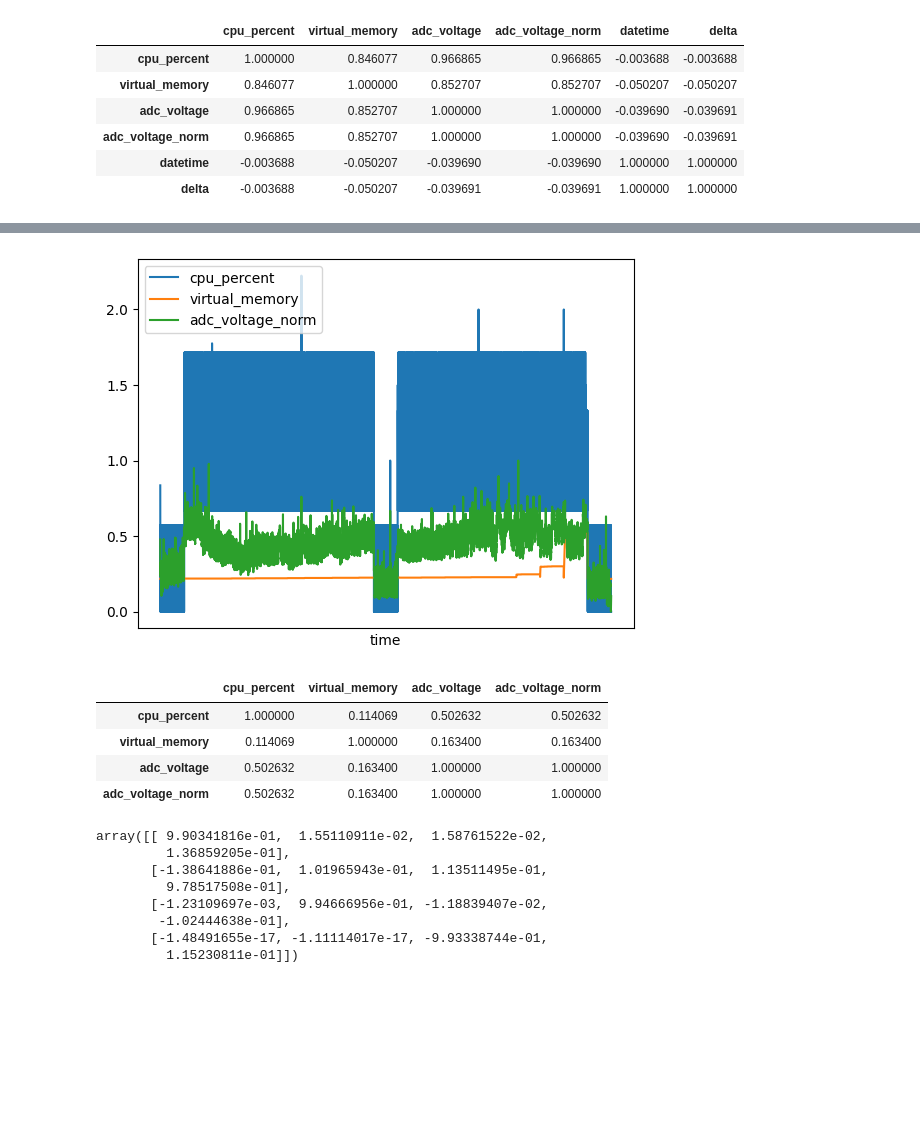
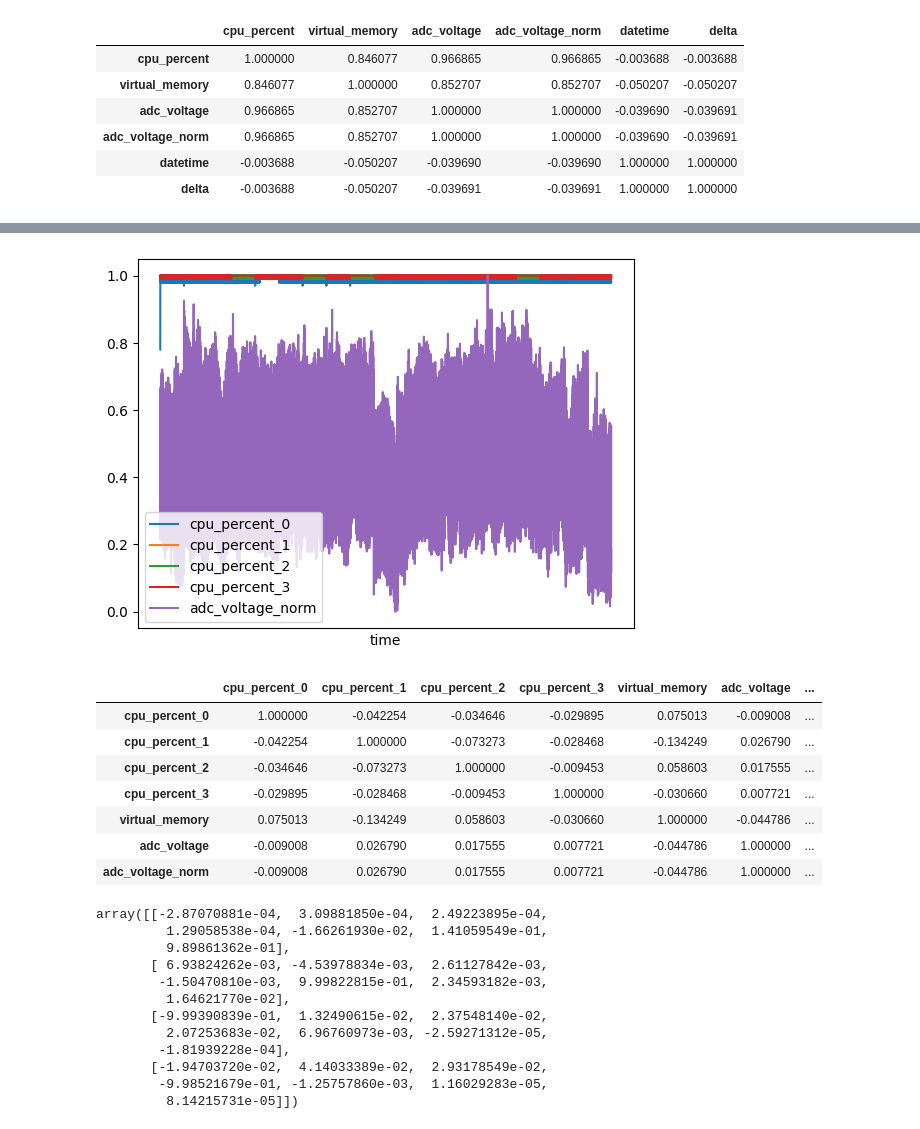
Before and after one commit to radshield/raspi-sel, a Jupyter notebook: analysis/cycles.ipynb, the cells around one changed output, grey strips where cells are left out. Drawn from its saved outputs; the diff is of its cells as text; code cells hidden in the pictures; blank space fills up the shorter version.

```diff
--- a/analysis/cycles.ipynb
+++ b/analysis/cycles.ipynb
@@ -206,7 +206,10 @@ both_df.drop('time', axis=1).corr()
 # %%
 fftw_df = pd.read_csv('../results/fftw.csv')
 
-fftw_df['cpu_percent'] = cpu_scaling(fftw_df['cpu_percent'])
+fftw_df['cpu_percent_0'] = percent_scaling(fftw_df['cpu_percent_0'])
+fftw_df['cpu_percent_1'] = percent_scaling(fftw_df['cpu_percent_1'])
+fftw_df['cpu_percent_2'] = percent_scaling(fftw_df['cpu_percent_2'])
+fftw_df['cpu_percent_3'] = percent_scaling(fftw_df['cpu_percent_3'])
 fftw_df['virtual_memory'] = percent_scaling(fftw_df['virtual_memory'])
 fftw_df['adc_voltage_norm'] = min_max_scaling(fftw_df['adc_voltage'])
 
@@ -228,31 +231,38 @@ fftw_df
 # %%
-fftw_df.plot(x='time', y=['cpu_percent','virtual_memory','adc_voltage_norm'])
+fftw_df.plot(x='time', y=['cpu_percent_0','cpu_percent_1','cpu_percent_2','cpu_percent_3','adc_voltage_norm'])
 plt.tick_params(
     axis='x',          # changes apply to the x-axis
     which='both',      # both major and minor ticks are affected
     bottom=False,      # ticks along the bottom edge are off
     top=False,         # ticks along the top edge are off
     labelbottom=False)
 # %% [output]
-[figure, old version]
+[figure, new version]
 # %%
 fftw_df.drop('time', axis=1).corr()
 # %% [output]
-|  | cpu_percent | virtual_memory | adc_voltage | adc_voltage_norm |
-| cpu_percent | 1.000000 | 0.114069 | 0.502632 | 0.502632 |
-| virtual_memory | 0.114069 | 1.000000 | 0.163400 | 0.163400 |
-| adc_voltage | 0.502632 | 0.163400 | 1.000000 | 1.000000 |
-| adc_voltage_norm | 0.502632 | 0.163400 | 1.000000 | 1.000000 |
+|  | cpu_percent_0 | cpu_percent_1 | cpu_percent_2 | cpu_percent_3 | virtual_memory | adc_voltage | ... |
+| cpu_percent_0 | 1.000000 | -0.042254 | -0.034646 | -0.029895 | 0.075013 | -0.009008 | ... |
+| cpu_percent_1 | -0.042254 | 1.000000 | -0.073273 | -0.028468 | -0.134249 | 0.026790 | ... |
+| cpu_percent_2 | -0.034646 | -0.073273 | 1.000000 | -0.009453 | 0.058603 | 0.017555 | ... |
+| cpu_percent_3 | -0.029895 | -0.028468 | -0.009453 | 1.000000 | -0.030660 | 0.007721 | ... |
+| virtual_memory | 0.075013 | -0.134249 | 0.058603 | -0.030660 | 1.000000 | -0.044786 | ... |
+| adc_voltage | -0.009008 | 0.026790 | 0.017555 | 0.007721 | -0.044786 | 1.000000 | ... |
+| adc_voltage_norm | -0.009008 | 0.026790 | 0.017555 | 0.007721 | -0.044786 | 1.000000 | ... |
 # %%
 fftw_pca = PCA(n_components=4)
 fftw_pca.fit(fftw_df.drop('time', axis=1))
 fftw_pca.components_
 # %% [output]
-array([[ 9.90341816e-01,  1.55110911e-02,  1.58761522e-02,
-         1.36859205e-01],
-       [-1.38641886e-01,  1.01965943e-01,  1.13511495e-01,
-         9.78517508e-01],
-       [-1.23109697e-03,  9.94666956e-01, -1.18839407e-02,
-        -1.02444638e-01],
-       [-1.48491655e-17, -1.11114017e-17, -9.93338744e-01,
-         1.15230811e-01]])
+array([[-2.87070881e-04,  3.09881850e-04,  2.49223895e-04,
+         1.29058538e-04, -1.66261930e-02,  1.41059549e-01,
+         9.89861362e-01],
+       [ 6.93824262e-03, -4.53978834e-03,  2.61127842e-03,
+        -1.50470810e-03,  9.99822815e-01,  2.34593182e-03,
+         1.64621770e-02],
+       [-9.99390839e-01,  1.32490615e-02,  2.37548140e-02,
+         2.07253683e-02,  6.96760973e-03, -2.59271312e-05,
+        -1.81939228e-04],
+       [-1.94703720e-02,  4.14033389e-02,  2.93178549e-02,
+        -9.98521679e-01, -1.25757860e-03,  1.16029283e-05,
+         8.14215731e-05]])
```
Also changed, not shown: parts of 1 cell of this notebook, 2 other files.
